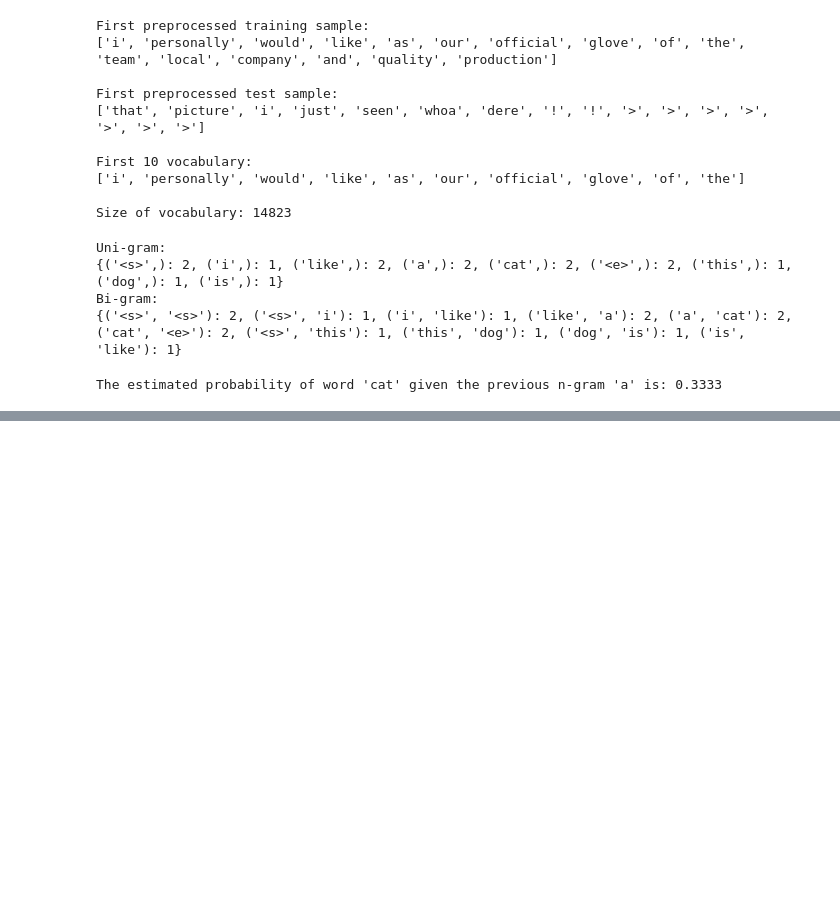
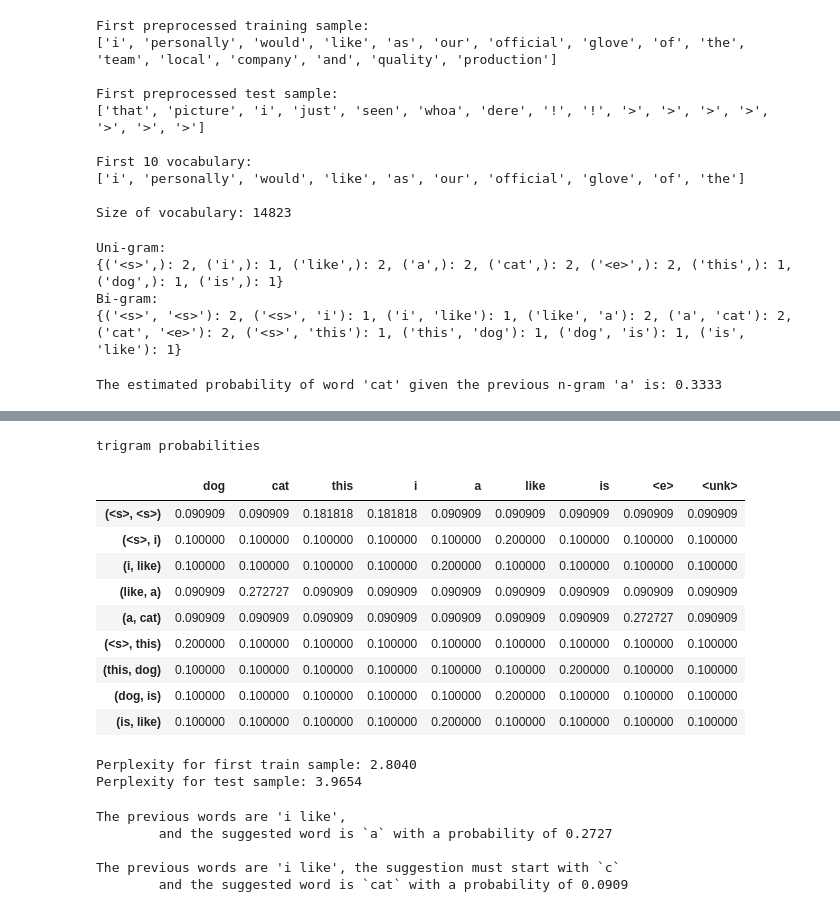
Before and after one commit to Rosireddy-V/Autocomplete_nlp, a Jupyter notebook: Autocomplete.ipynb, the cells around one changed output, grey strips where cells are left out. Cells and saved outputs as stored; diff of their text form; code cells hidden in the pictures; blank space fills up the shorter version.

```diff
--- a/Autocomplete.ipynb
+++ b/Autocomplete.ipynb
@@ -711,0 +772,13 @@ estimate_probabilities(["<s>", "<s>"], bigram_counts, trigram_counts, unique_wor
+# %%
+def make_probability_matrix(n_plus1_gram_counts, vocabulary, k):
+    count_matrix = make_count_matrix(n_plus1_gram_counts, vocabulary)
+    count_matrix += k
+    prob_matrix = count_matrix.div(count_matrix.sum(axis=1), axis=0)
+    return prob_matrix
+# %%
+sentences = [['i', 'like', 'a', 'cat'],
+                 ['this', 'dog', 'is', 'like', 'a', 'cat']]
+unique_words = list(set(sentences[0] + sentences[1]))
+bigram_counts = count_ngrams(sentences, 2)
+print("bigram probabilities")
+display(make_probability_matrix(bigram_counts, unique_words, k=1))
@@ -711,0 +796,16 @@ estimate_probabilities(["<s>", "<s>"], bigram_counts, trigram_counts, unique_wor
+# %%
+print("trigram probabilities")
+trigram_counts = count_ngrams(sentences, 3)
+display(make_probability_matrix(trigram_counts, unique_words, k=1))
+# %% [output]
+trigram probabilities
+|  | dog | cat | this | i | a | like | is | <e> | <unk> |
+| (<s>, <s>) | 0.090909 | 0.090909 | 0.181818 | 0.181818 | 0.090909 | 0.090909 | 0.090909 | 0.090909 | 0.090909 |
+| (<s>, i) | 0.100000 | 0.100000 | 0.100000 | 0.100000 | 0.100000 | 0.200000 | 0.100000 | 0.100000 | 0.100000 |
+| (i, like) | 0.100000 | 0.100000 | 0.100000 | 0.100000 | 0.200000 | 0.100000 | 0.100000 | 0.100000 | 0.100000 |
+| (like, a) | 0.090909 | 0.272727 | 0.090909 | 0.090909 | 0.090909 | 0.090909 | 0.090909 | 0.090909 | 0.090909 |
+| (a, cat) | 0.090909 | 0.090909 | 0.090909 | 0.090909 | 0.090909 | 0.090909 | 0.090909 | 0.272727 | 0.090909 |
+| (<s>, this) | 0.200000 | 0.100000 | 0.100000 | 0.100000 | 0.100000 | 0.100000 | 0.100000 | 0.100000 | 0.100000 |
+| (this, dog) | 0.100000 | 0.100000 | 0.100000 | 0.100000 | 0.100000 | 0.100000 | 0.200000 | 0.100000 | 0.100000 |
+| (dog, is) | 0.100000 | 0.100000 | 0.100000 | 0.100000 | 0.100000 | 0.200000 | 0.100000 | 0.100000 | 0.100000 |
+| (is, like) | 0.100000 | 0.100000 | 0.100000 | 0.100000 | 0.200000 | 0.100000 | 0.100000 | 0.100000 | 0.100000 |
@@ -711,0 +827,22 @@ estimate_probabilities(["<s>", "<s>"], bigram_counts, trigram_counts, unique_wor
+# %%
+sentences = [['i', 'like', 'a', 'cat'],
+                 ['this', 'dog', 'is', 'like', 'a', 'cat']]
+unique_words = list(set(sentences[0] + sentences[1]))
+
+unigram_counts = count_ngrams(sentences, 1)
+bigram_counts = count_ngrams(sentences, 2)
+
+
+perplexity_train = calculate_perplexity(sentences[0],
+                                         unigram_counts, bigram_counts,
+                                         len(unique_words), k=1.0)
+print(f"Perplexity for first train sample: {perplexity_train:.4f}")
+
+test_sentence = ['i', 'like', 'a', 'dog']
+perplexity_test = calculate_perplexity(test_sentence,
+                                       unigram_counts, bigram_counts,
+                                       len(unique_words), k=1.0)
+print(f"Perplexity for test sample: {perplexity_test:.4f}")
+# %% [output]
+Perplexity for first train sample: 2.8040
+Perplexity for test sample: 3.9654
@@ -711,0 +866,23 @@ estimate_probabilities(["<s>", "<s>"], bigram_counts, trigram_counts, unique_wor
+# %%
+sentences = [['i', 'like', 'a', 'cat'],
+             ['this', 'dog', 'is', 'like', 'a', 'cat']]
+unique_words = list(set(sentences[0] + sentences[1]))
+
+unigram_counts = count_ngrams(sentences, 1)
+bigram_counts = count_ngrams(sentences, 2)
+
+previous_tokens = ["i", "like"]
+tmp_suggest1 = suggest_a_word(previous_tokens, unigram_counts, bigram_counts, unique_words, k=1.0)
+print(f"The previous words are 'i like',\n\tand the suggested word is `{tmp_suggest1[0]}` with a probability of {tmp_suggest1[1]:.4f}")
+
+print()
+
+tmp_starts_with = 'c'
+tmp_suggest2 = suggest_a_word(previous_tokens, unigram_counts, bigram_counts, unique_words, k=1.0, start_with=tmp_starts_with)
+print(f"The previous words are 'i like', the suggestion must start with `{tmp_starts_with}`\n\tand the suggested word is `{tmp_suggest2[0]}` with a probability of {tmp_suggest2[1]:.4f}")
+# %% [output]
+The previous words are 'i like',
+        and the suggested word is `a` with a probability of 0.2727
+
+The previous words are 'i like', the suggestion must start with `c`
+        and the suggested word is `cat` with a probability of 0.0909
```
Also changed, not shown: parts of 16 cells of this notebook.
